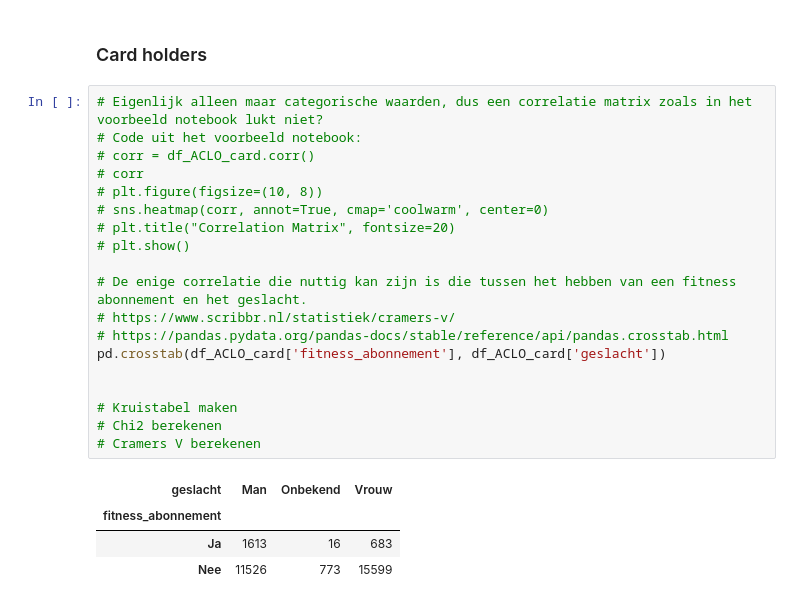
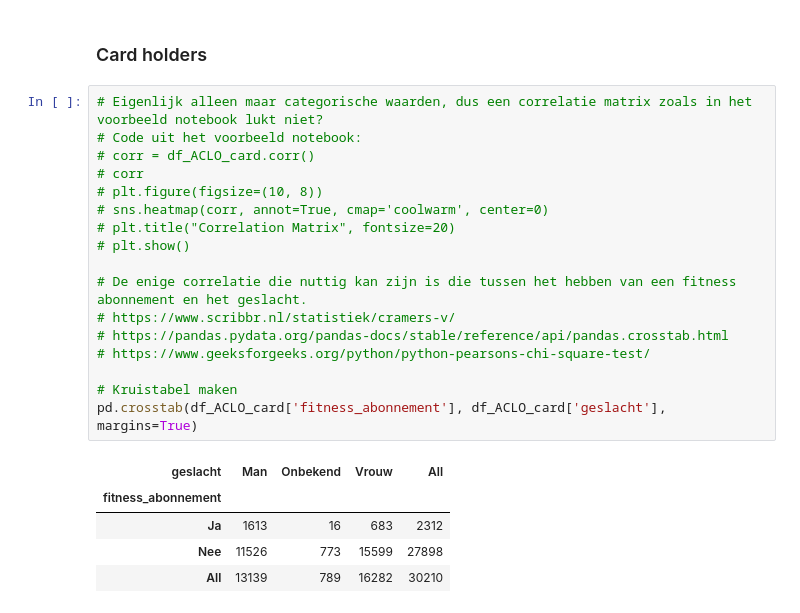
Before and after one commit to kyleholt/Data, a Jupyter notebook: Notebook eindopdracht.ipynb, the cells around one changed output. Drawn from its saved outputs; the diff is of its cells as text.

```diff
--- a/Notebook eindopdracht.ipynb
+++ b/Notebook eindopdracht.ipynb
@@ -1114,24 +1116,23 @@ plt.show()
 # %%
 # Eigenlijk alleen maar categorische waarden, dus een correlatie matrix zoals in het voorbeeld notebook lukt niet?
 # Code uit het voorbeeld notebook:
 # corr = df_ACLO_card.corr()
 # corr
 # plt.figure(figsize=(10, 8))
 # sns.heatmap(corr, annot=True, cmap='coolwarm', center=0)
 # plt.title("Correlation Matrix", fontsize=20)
 # plt.show()
 
 # De enige correlatie die nuttig kan zijn is die tussen het hebben van een fitness abonnement en het geslacht.
 # https://www.scribbr.nl/statistiek/cramers-v/
 # https://pandas.pydata.org/pandas-docs/stable/reference/api/pandas.crosstab.html
-pd.crosstab(df_ACLO_card['fitness_abonnement'], df_ACLO_card['geslacht'])
-
+# https://www.geeksforgeeks.org/python/python-pearsons-chi-square-test/
 
 # Kruistabel maken
-# Chi2 berekenen
-# Cramers V berekenen
+pd.crosstab(df_ACLO_card['fitness_abonnement'], df_ACLO_card['geslacht'], margins=True)
 # %% [output]
-| geslacht | Man | Onbekend | Vrouw |
-| fitness_abonnement |  |  |  |
-| Ja | 1613 | 16 | 683 |
-| Nee | 11526 | 773 | 15599 |
+| geslacht | Man | Onbekend | Vrouw | All |
+| fitness_abonnement |  |  |  |  |
+| Ja | 1613 | 16 | 683 | 2312 |
+| Nee | 11526 | 773 | 15599 | 27898 |
+| All | 13139 | 789 | 16282 | 30210 |
```
Also changed, not shown: parts of 4 cells of this notebook.
